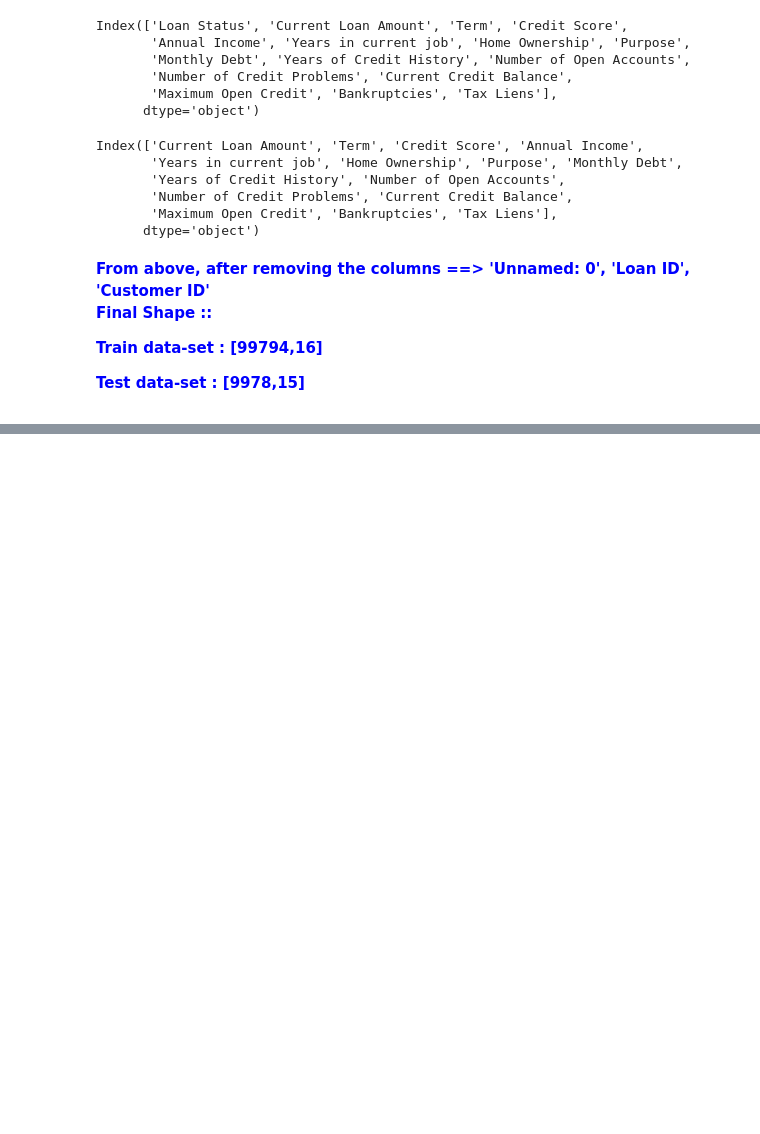
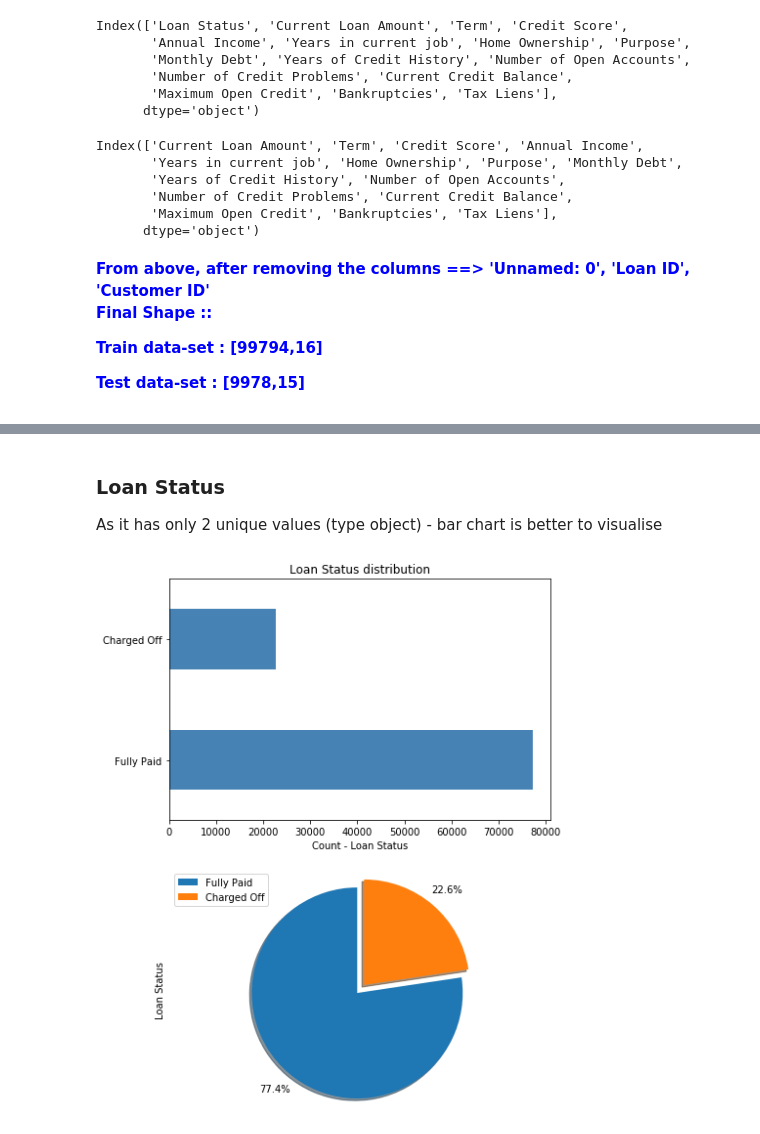
Before and after one commit to sobil-dalal/LoanStatusPredictiveAnalysis, a Jupyter notebook: 2_PA_PrimaryDataVisualization.ipynb, the cells around one changed output, grey strips where cells are left out. Saved outputs shown, nothing was run; the diff lists cells and outputs as text; code cells hidden in the pictures; blank space fills up the shorter version.

Commit message:
Added primary visualisation

```diff
--- a/2_PA_PrimaryDataVisualization.ipynb
+++ b/2_PA_PrimaryDataVisualization.ipynb
@@ -145,0 +167,31 @@ Test data-set : [9978,15]
+# %% [markdown]
+### Loan Status
+
+As it has only 2 unique values (type object) - bar chart is better to visualise
+# %%
+fig = plt.figure() # create figure
+
+ax0 = fig.add_subplot(2, 1, 1) # add subplot 1 (1 row, 2 columns, first plot)
+ax1 = fig.add_subplot(2, 1, 2) # add subplot 2 (1 row, 2 columns, second plot)
+
+train_cleaned["Loan Status"].value_counts().plot(kind="barh", color='steelblue', ax=ax0, figsize=(7, 10))
+ax0.set_xlabel('Count - Loan Status')
+ax0.set_title('Loan Status distribution')
+
+train_cleaned["Loan Status"].value_counts().plot(kind="pie",
+                                                figsize=(7, 10),
+                                                autopct='%1.1f%%',
+                                                startangle=90,
+                                                labels=None,
+                                                shadow=True,
+                                                pctdistance=1.2,
+                                                explode = [0.1, 0],
+                                                ax=ax1)
+
+ax1.axis('equal')
+# add legend
+ax1.legend(labels=train_cleaned["Loan Status"].unique(), loc='upper left')
+
+plt.show()
+# %% [output]
+[figure, added]
```
Also changed, not shown: parts of 47 cells of this notebook.
